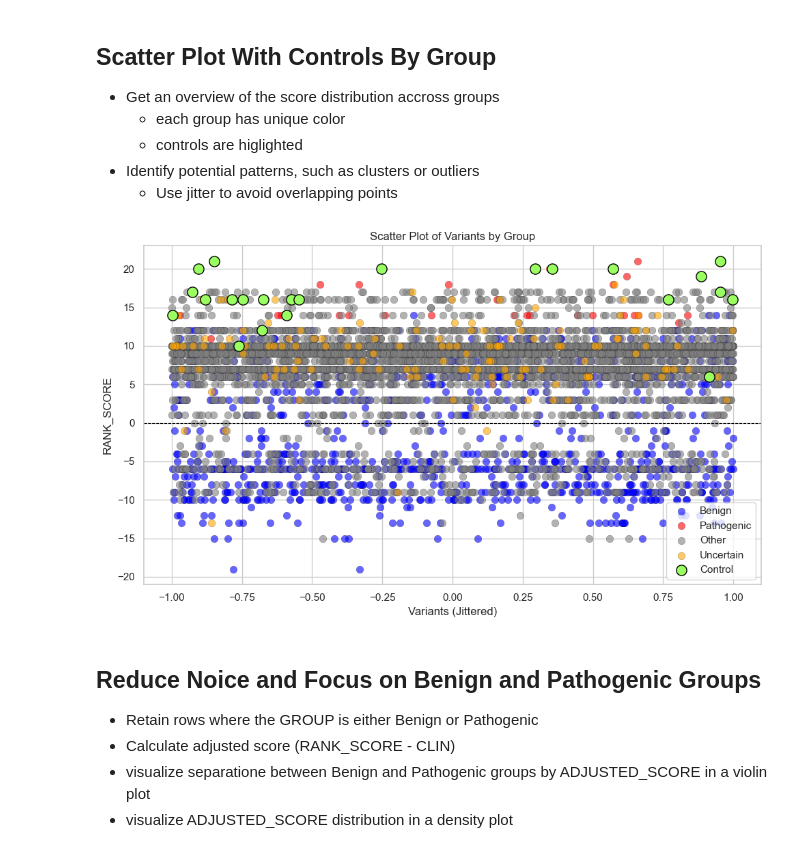
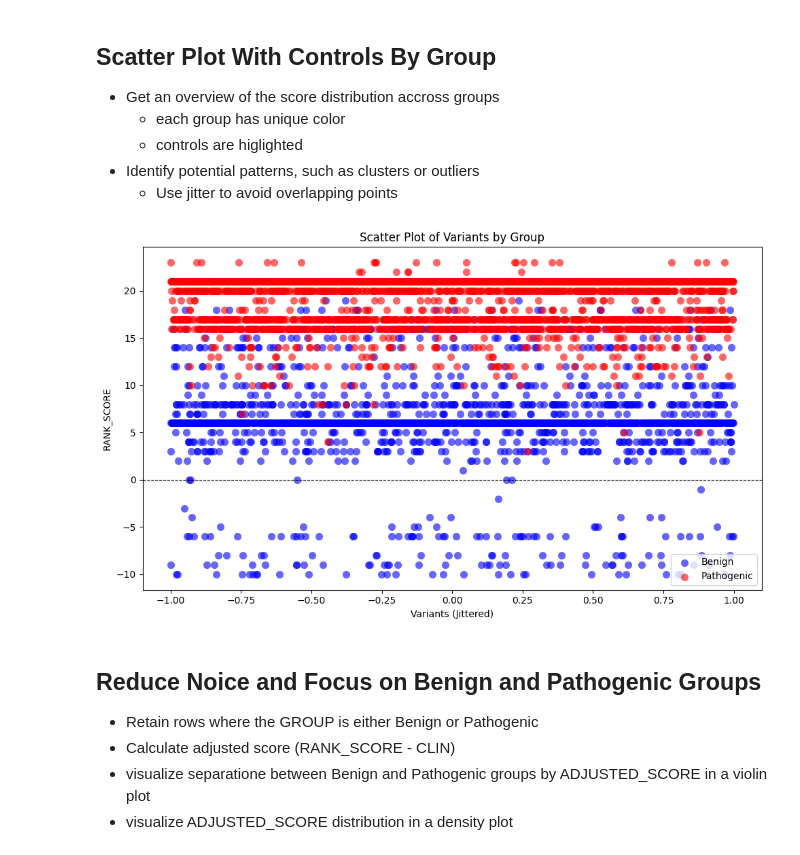
Before and after one commit to josefinelantz/GenScore, a Jupyter notebook: Submission.ipynb, the cells around one changed output. Drawn from its saved outputs; the diff is of its cells as text; code cells hidden in the pictures.

Commit message:
updated parse_vcf, group_variants, plot_scatter_with_controls to work with extended dataset

```diff
--- a/Submission.ipynb
+++ b/Submission.ipynb
@@ -50,7 +50,7 @@ def parse_vcf(path_to_vcf):
         chrom = variant.CHROM
         pos = variant.POS
         ref = variant.REF
-        alt = variant.ALT[0]
+        alt = variant.ALT[0] if len(variant.ALT) else ""
         filter_value = variant.FILTER
 
         info = variant.INFO
@@ -60,7 +60,7 @@ def parse_vcf(path_to_vcf):
 
         #csq_str = info.get("CSQ", "")
         af, pp, con, vcqf, lin, clin = [float(x) for x in info_keys.get("RankResult", "0|0|0|0|0|0").split("|")]
-        rank_score = float(info_keys.get("RankScore")[2:])
+        rank_score = float(info_keys.get("RankScore").split(":")[1])
         clnsig = info_keys.get("CLNSIG", "")
         vaf = info_keys.get("AF", "")
         coverage = info_keys.get("DP", "")
@@ -155,7 +156,12 @@ def mark_controls(df, controls):
     return df
 # %%
 # read VCF file into a pandas Dataframe
-df = parse_vcf(vcf_file_path)
+df_hd829 = parse_vcf(vcf_file_path)
+df_clinvar = parse_vcf(clinvar_path)
+
+# Group variants
+df_hd829 = group_variants(df_hd829.copy())
+df_clinvar = group_variants(df_clinvar.copy())
+
+# Mark controls
+df_hd829 = mark_controls(df_hd829)
-# %%
-# Group variants and mark controls
-df = group_variants(df.copy())
@@ -200,47 +312,48 @@ def plot_scatter_with_controls(df, score_col="RANK_SCORE", group_col="GROUP", co
         "other": "gray",
         "uncertain": "orange",
     }
 
     # Create the scatter plot
     plt.figure(figsize=(10, 6))
     for group, color in group_colors.items():
         subset = df[df[group_col] == group]
         plt.scatter(
             x=jitter[subset.index],
             y=subset[score_col],
             s=60,
-            label=group.capitalize(),
+            label=group.capitalize() if not subset.empty else None,
             color=color,
             alpha=0.6,
             edgecolor="black" if control_col in subset.columns else None,
             linewidth=0.2,
         )
 
     # Highlight controls
-    controls = df[df[control_col]]
-    plt.scatter(
-        x=jitter[controls.index],
-        y=controls[score_col],
-        facecolors="#9AFF60",
-        edgecolors="black",
-        label="Control",
-        s=120,
-    )
+    if control_col in df.columns:
+        controls = df[df[control_col]]
+        plt.scatter(
+            x=jitter[controls.index],
+            y=controls[score_col],
+            facecolors="#9AFF60",
+            edgecolors="black",
+            label="Control",
+            s=120,
+        )
 
     # Plot formatting
     plt.axhline(0, color="black", linewidth=0.8, linestyle="--")
     plt.xlabel("Variants (Jittered)")
     plt.ylabel(score_col)
     plt.title("Scatter Plot of Variants by Group")
-    plt.legend()
+    plt.legend(loc="best")
     plt.tight_layout()
-    plt.savefig("scatter_by_group_with_controls.png")
+    plt.savefig("scatter_by_group.png")
     plt.show()
 
 # Call the function
-plot_scatter_with_controls(df)
+plot_scatter_with_controls(df_clinvar)
 # %% [output]
-[figure, old version]
+[figure, new version]
 # %% [markdown]
 ## Reduce Noice and Focus on Benign and Pathogenic Groups
 - Retain rows where the GROUP is either Benign or Pathogenic
```
Also changed, not shown: parts of 14 cells of this notebook, 1 other file.
